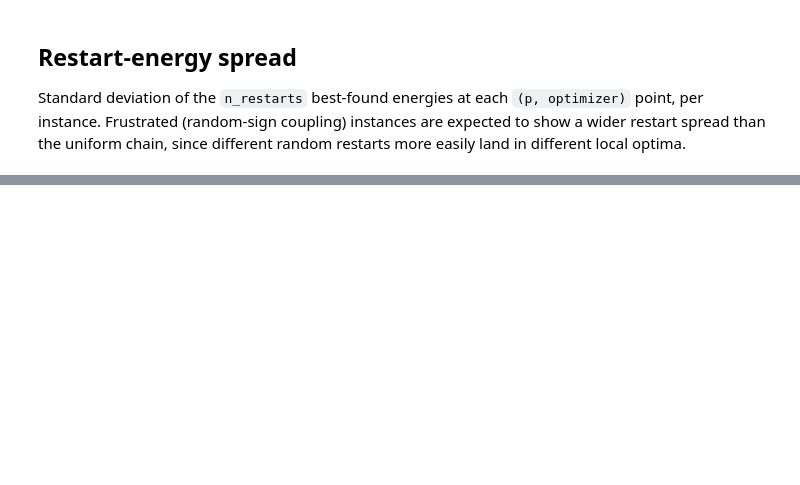
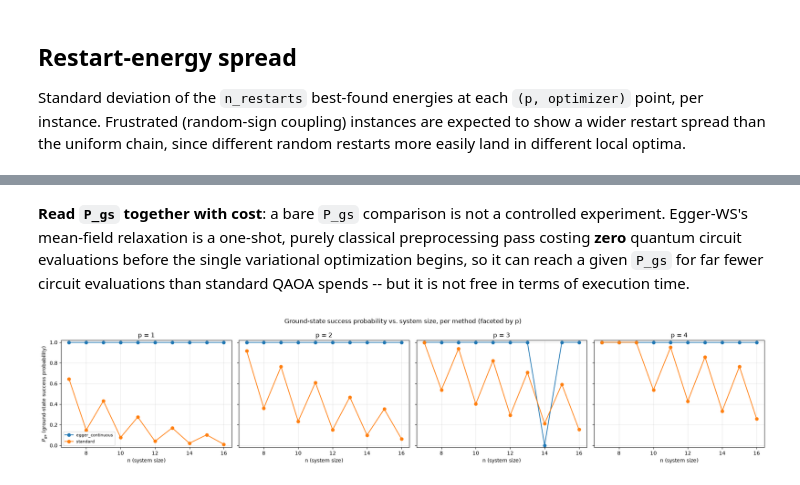
Before and after one commit to raumsie/qaoa-ising, a Jupyter notebook: notebooks/analysis.ipynb, the cells around one changed output, grey strips where cells are left out. Drawn from its saved outputs; the diff is of its cells as text; code cells hidden in the pictures; blank space fills up the shorter version.

Commit message:
Removed ND-AWS; documented Egger-WS

```diff
--- a/notebooks/analysis.ipynb
+++ b/notebooks/analysis.ipynb
@@ -257,0 +327,51 @@ CPU total: 5.18s, GPU total: 7.13s, CPU/GPU ratio: 0.73x
+# %% [markdown]
+**Read `P_gs` together with cost**: a bare `P_gs` comparison is not a
+controlled experiment. Egger-WS's mean-field relaxation is a one-shot,
+purely classical preprocessing pass costing **zero** quantum circuit
+evaluations before the single variational optimization begins, so it can
+reach a given `P_gs` for far fewer circuit evaluations than standard QAOA
+spends -- but it is not free in terms of execution time.
+# %%
+if ws_rows:
+    p_values_present = sorted({r["p"] for r in ws_rows})
+    methods_present = sorted({r["method"] for r in ws_rows})
+
+    fig, axes = plt.subplots(
+        1, len(p_values_present), figsize=(5 * len(p_values_present), 4.2), sharey=True
+    )
+    if len(p_values_present) == 1:
+        axes = [axes]
+
+    color_cycle = plt.rcParams["axes.prop_cycle"].by_key()["color"]
+    color_by_method = {m: color_cycle[i % len(color_cycle)] for i, m in enumerate(methods_present)}
+
+    for ax, p in zip(axes, p_values_present):
+        for method in methods_present:
+            pts = sorted(
+                {(r["n"], r["P_gs"]) for r in ws_rows if r["p"] == p and r["method"] == method}
+            )
+            if not pts:
+                continue
+            ns = [n for n, _ in pts]
+            pgs = [pg for _, pg in pts]
+            # Only connect with a line if there are enough distinct n values
+            # to suggest a trend (>= 3) -- otherwise use markers only.
+            linestyle = "-" if len(set(ns)) >= 3 else "None"
+            ax.plot(
+                ns, pgs, marker="o", linestyle=linestyle,
+                color=color_by_method[method], label=method,
+            )
+        ax.set_title(f"p = {p}")
+        ax.set_xlabel("n (system size)")
+        ax.grid(alpha=0.3)
+        ax.set_ylim(-0.02, 1.02)
+
+    axes[0].set_ylabel(r"$P_{gs}$ (ground-state success probability)")
+    axes[0].legend(fontsize=8)
+    fig.suptitle(
+        "Ground-state success probability vs. system size, per method (faceted by p)"
+    )
+    fig.tight_layout()
+    plt.show()
+# %% [output]
+[figure, added]
```
Also changed, not shown: parts of 12 cells of this notebook, 10 other files.
